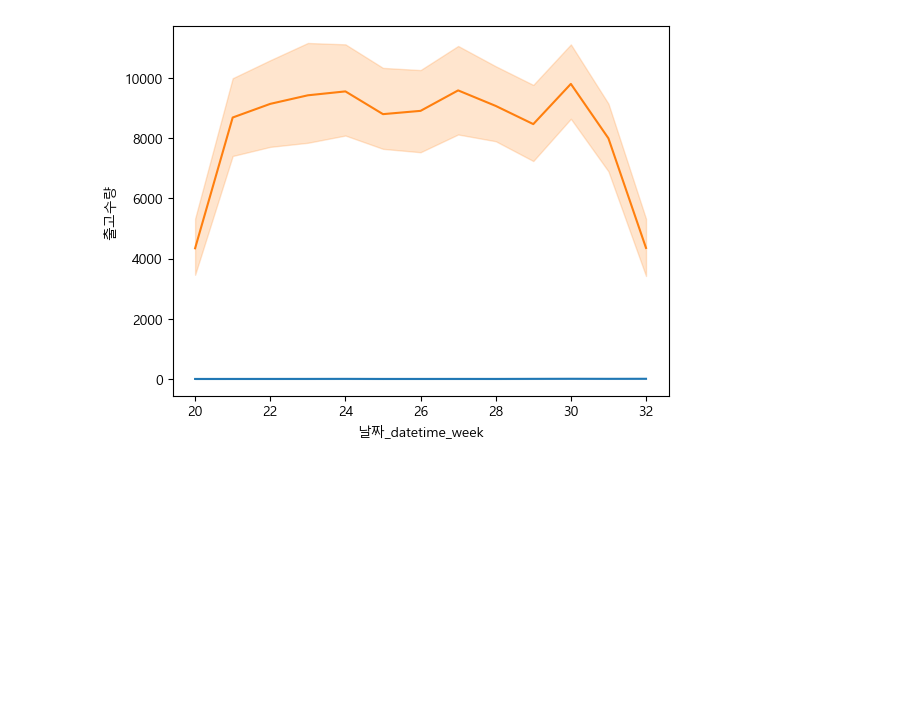
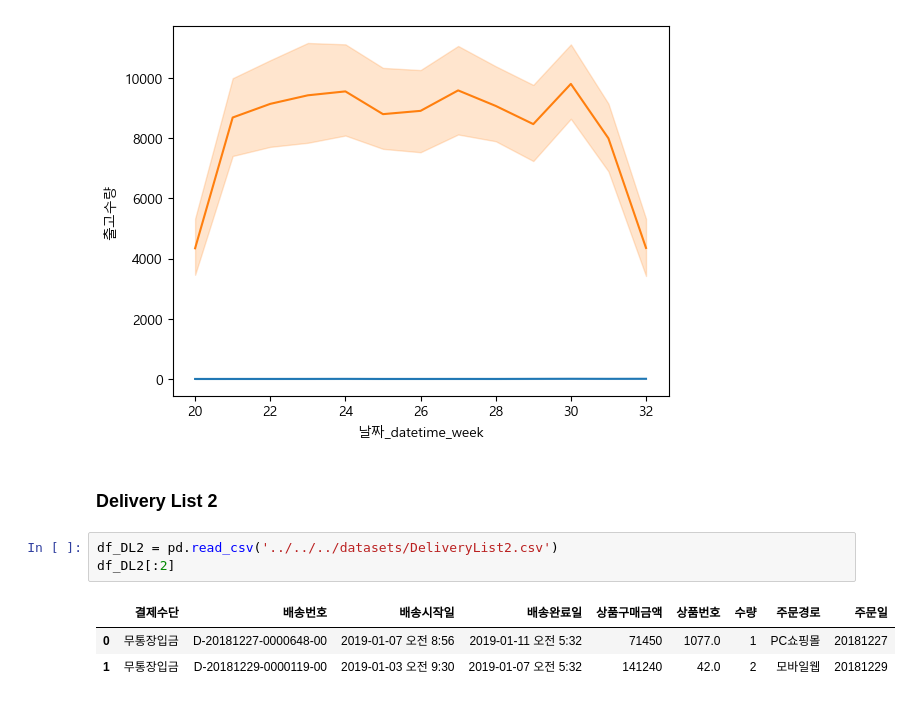
Before and after one commit to angelamyungjoosong/study_data_analytics, a Jupyter notebook: codes/pandass/DeliveryList_TimeSeries.ipynb, the cells around one changed output. Cells and saved outputs as stored; diff of their text form; blank space fills up the shorter version.

```diff
--- a/codes/pandass/DeliveryList_TimeSeries.ipynb
+++ b/codes/pandass/DeliveryList_TimeSeries.ipynb
@@ -89,3 +91,12 @@ sns.lineplot(data=df_DL, x='날짜_datetime_week', y='출고수량', estimator=s
 # %% [output]
 <Axes: xlabel='날짜_datetime_week', ylabel='출고수량'>
 [figure]
+# %% [markdown]
+### Delivery List 2
+# %%
+df_DL2 = pd.read_csv('../../../datasets/DeliveryList2.csv')
+df_DL2[:2]
+# %% [output]
+|  | 결제수단 | 배송번호 | 배송시작일 | 배송완료일 | 상품구매금액 | 상품번호 | 수량 | 주문경로 | 주문일 |
+| 0 | 무통장입금 | D-20181227-0000648-00 | 2019-01-07 오전 8:56 | 2019-01-11 오전 5:32 | 71450 | 1077.0 | 1 | PC쇼핑몰 | 20181227 |
+| 1 | 무통장입금 | D-20181229-0000119-00 | 2019-01-03 오전 9:30 | 2019-01-07 오전 5:32 | 141240 | 42.0 | 2 | 모바일웹 | 20181229 |
```
Also changed, not shown: parts of 11 cells of this notebook, 2 other files.
